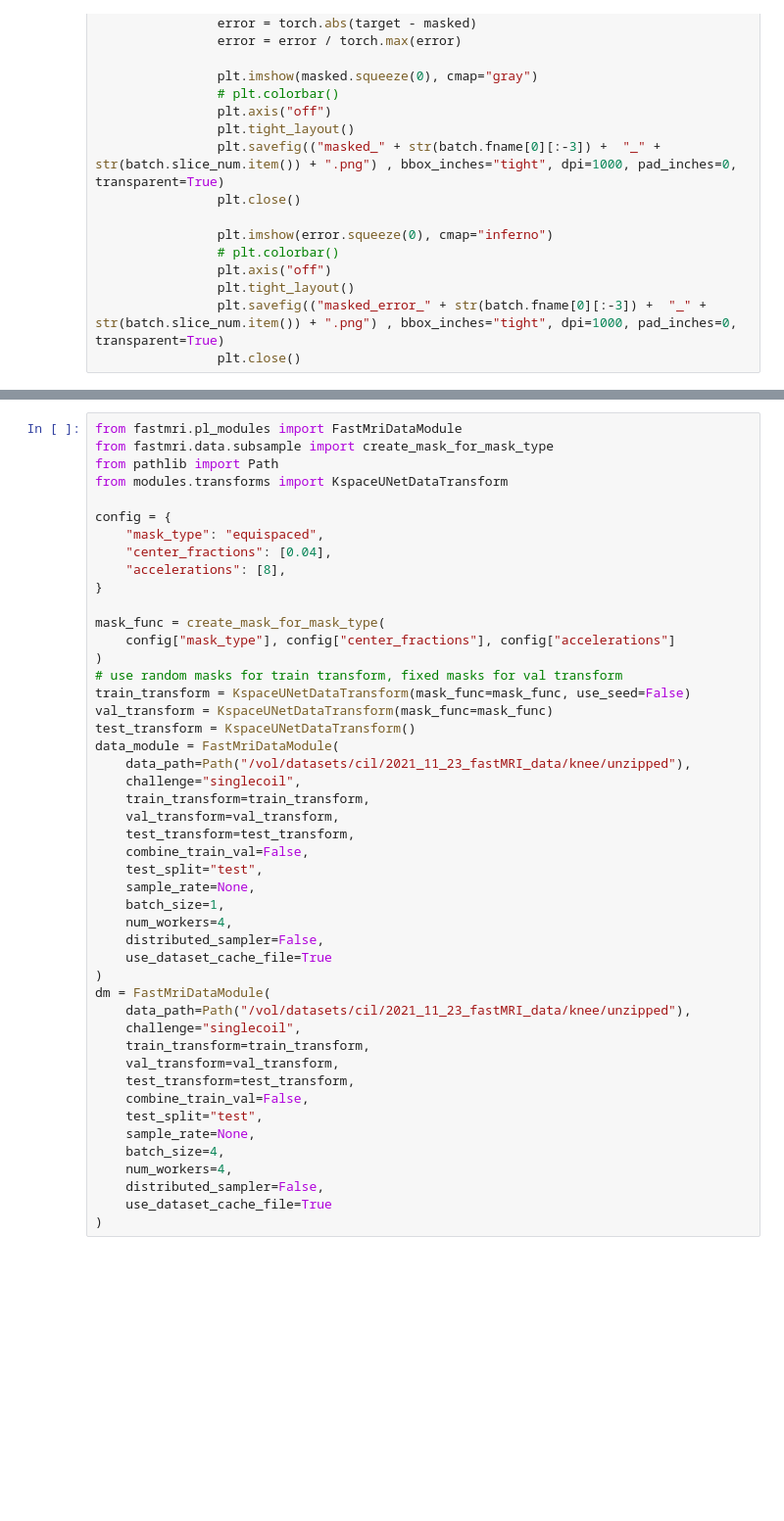
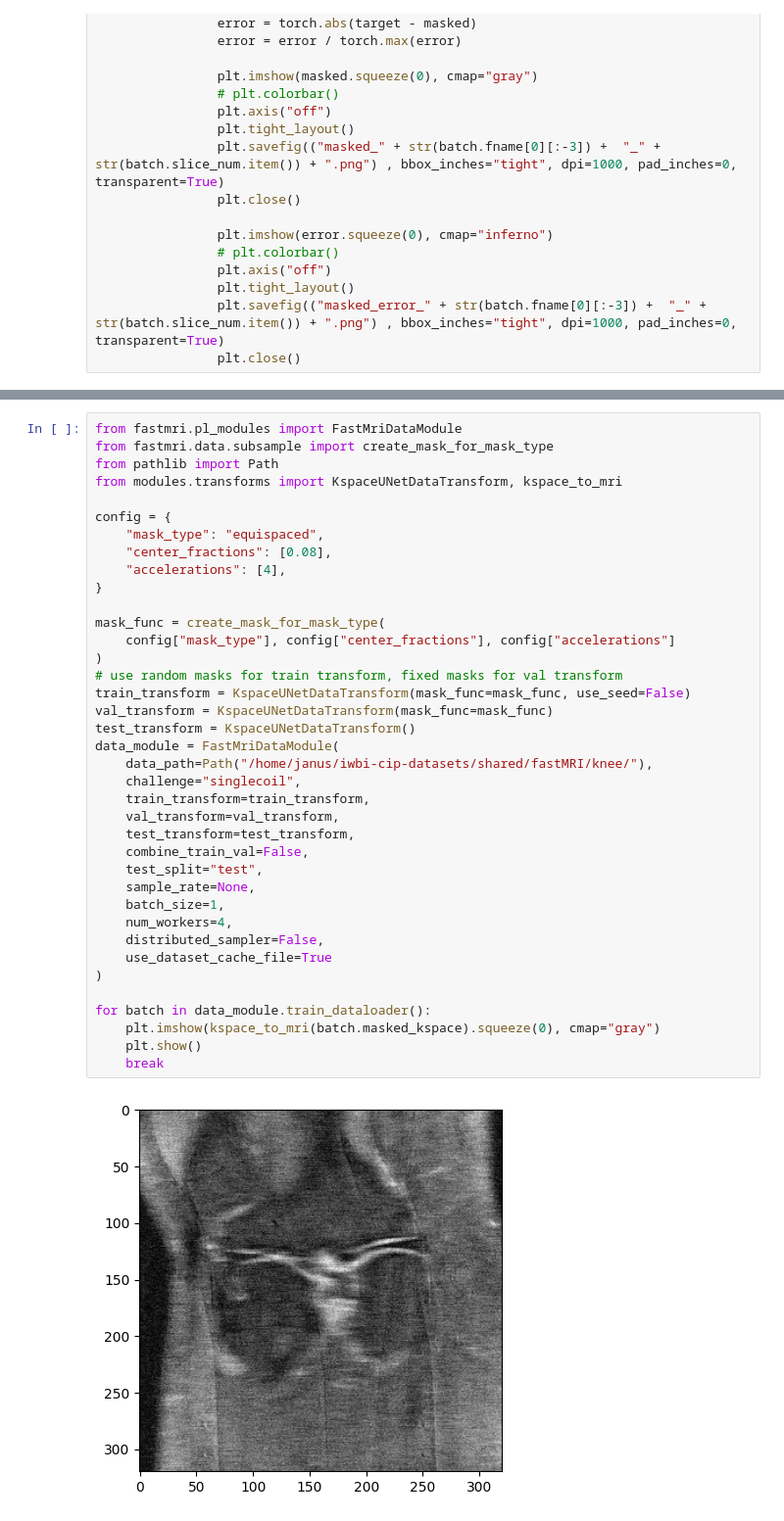
Before and after one commit to sandrosage/kspace-diffusion, a Jupyter notebook: generate_ldm.ipynb, the cells around one changed output, grey strips where cells are left out. Shown at 98% size. Saved outputs shown, nothing was run; the diff lists cells and outputs as text; blank space fills up the shorter version.

```diff
--- a/generate_ldm.ipynb
+++ b/generate_ldm.ipynb
@@ -164,47 +323,40 @@ torch.Size([1, 320, 320])
 # %%
 from fastmri.pl_modules import FastMriDataModule
 from fastmri.data.subsample import create_mask_for_mask_type
 from pathlib import Path
-from modules.transforms import KspaceUNetDataTransform
+from modules.transforms import KspaceUNetDataTransform, kspace_to_mri
 
 config = {
     "mask_type": "equispaced",
-    "center_fractions": [0.04],
-    "accelerations": [8],
+    "center_fractions": [0.08],
+    "accelerations": [4],
 }
 
 mask_func = create_mask_for_mask_type(
     config["mask_type"], config["center_fractions"], config["accelerations"]
 )
 # use random masks for train transform, fixed masks for val transform
 train_transform = KspaceUNetDataTransform(mask_func=mask_func, use_seed=False)
 val_transform = KspaceUNetDataTransform(mask_func=mask_func)
 test_transform = KspaceUNetDataTransform()
 data_module = FastMriDataModule(
-    data_path=Path("/vol/datasets/cil/2021_11_23_fastMRI_data/knee/unzipped"),
+    data_path=Path("/home/janus/iwbi-cip-datasets/shared/fastMRI/knee/"),
     challenge="singlecoil",
     train_transform=train_transform,
     val_transform=val_transform,
     test_transform=test_transform,
     combine_train_val=False,
     test_split="test",
     sample_rate=None,
     batch_size=1,
     num_workers=4,
     distributed_sampler=False,
     use_dataset_cache_file=True
 )
-dm = FastMriDataModule(
-    data_path=Path("/vol/datasets/cil/2021_11_23_fastMRI_data/knee/unzipped"),
-    challenge="singlecoil",
-    train_transform=train_transform,
-    val_transform=val_transform,
-    test_transform=test_transform,
-    combine_train_val=False,
-    test_split="test",
-    sample_rate=None,
-    batch_size=4,
-    num_workers=4,
-    distributed_sampler=False,
-    use_dataset_cache_file=True
-)
+
+for batch in data_module.train_dataloader():
+    plt.imshow(kspace_to_mri(batch.masked_kspace).squeeze(0), cmap="gray")
+    plt.show()
+    break
+# %% [output]
+[figure, added]
```
Also changed, not shown: parts of 24 cells of this notebook, 19 other files.
